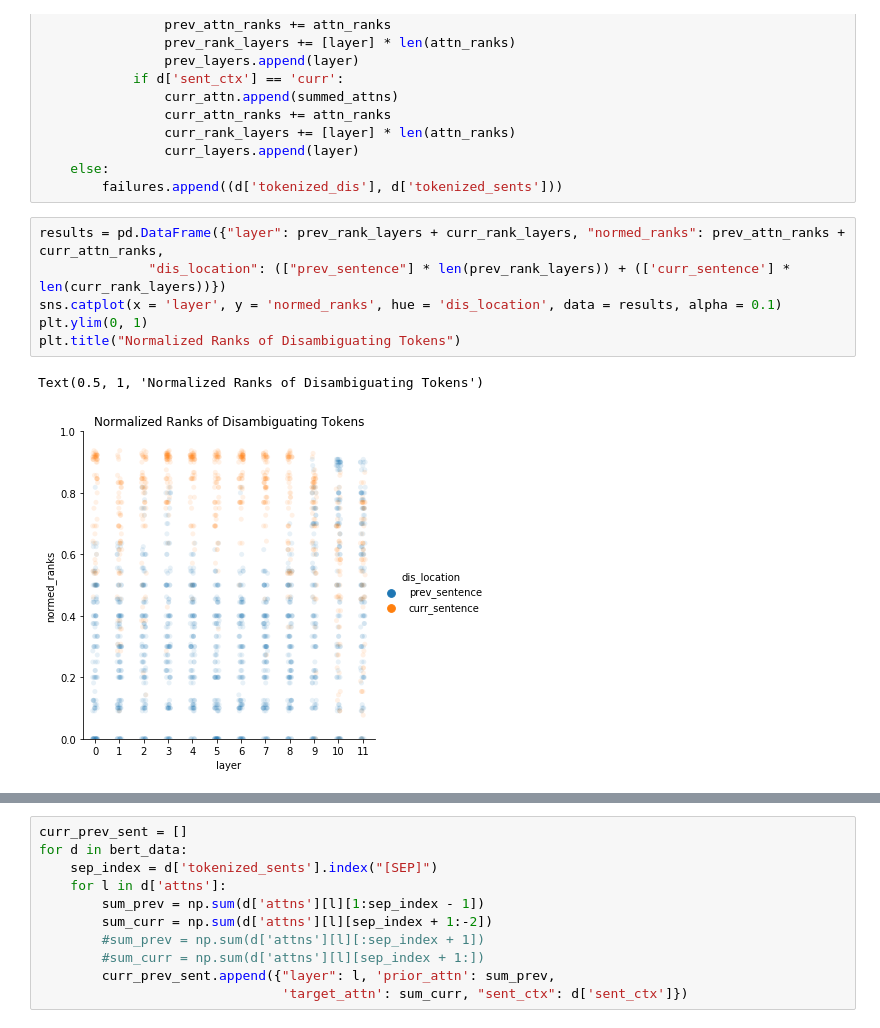
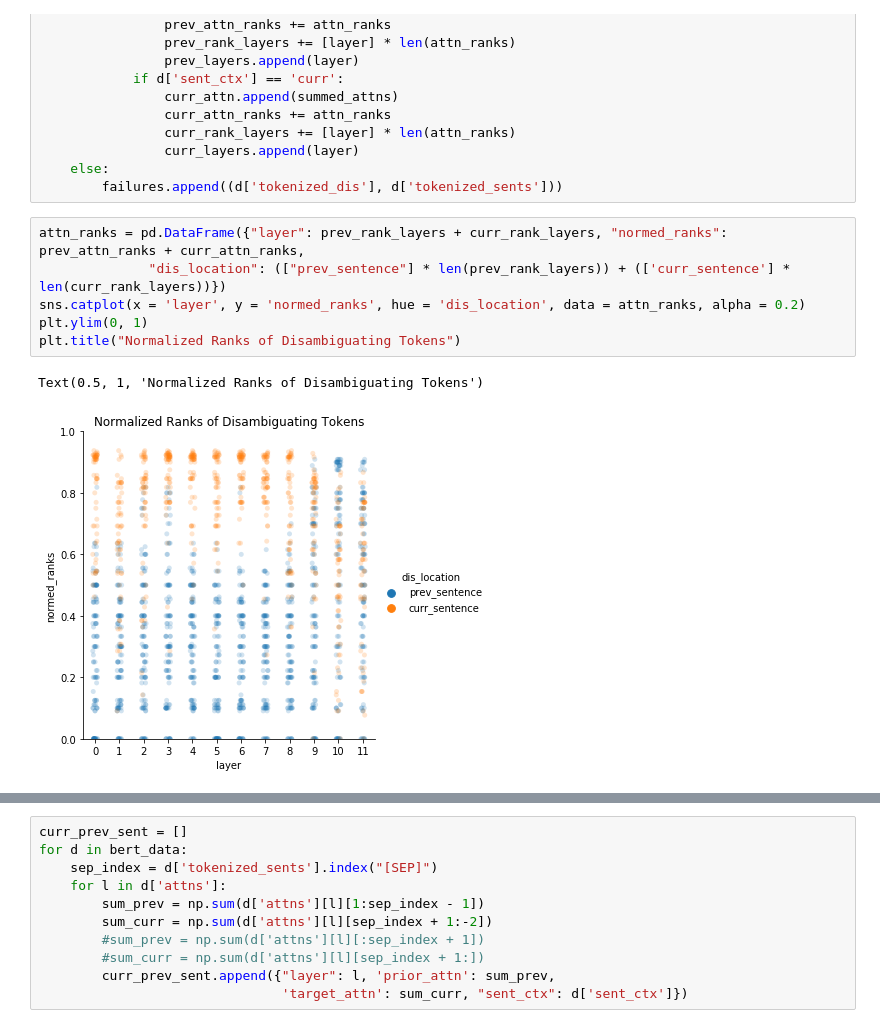
Before and after one commit to sathvikn/bert-wordsense, a Jupyter notebook: codebase/notebooks/rabagliati_2013_analysis.ipynb, the cells around one changed output, grey strips where cells are left out. Drawn from its saved outputs; the diff is of its cells as text.

```diff
--- a/codebase/notebooks/rabagliati_2013_analysis.ipynb
+++ b/codebase/notebooks/rabagliati_2013_analysis.ipynb
@@ -67,12 +72,12 @@ for d in bert_data:
     else:
         failures.append((d['tokenized_dis'], d['tokenized_sents']))
 # %%
-results = pd.DataFrame({"layer": prev_rank_layers + curr_rank_layers, "normed_ranks": prev_attn_ranks + curr_attn_ranks,
+attn_ranks = pd.DataFrame({"layer": prev_rank_layers + curr_rank_layers, "normed_ranks": prev_attn_ranks + curr_attn_ranks,
               "dis_location": (["prev_sentence"] * len(prev_rank_layers)) + (['curr_sentence'] * len(curr_rank_layers))})
-sns.catplot(x = 'layer', y = 'normed_ranks', hue = 'dis_location', data = results, alpha = 0.1)
+sns.catplot(x = 'layer', y = 'normed_ranks', hue = 'dis_location', data = attn_ranks, alpha = 0.2)
 plt.ylim(0, 1)
 plt.title("Normalized Ranks of Disambiguating Tokens")
 # %% [output]
 Text(0.5, 1, 'Normalized Ranks of Disambiguating Tokens')
-[figure, old version]
+[figure, new version]
 # %%
```
Also changed, not shown: parts of 12 cells of this notebook, 3 other files.
